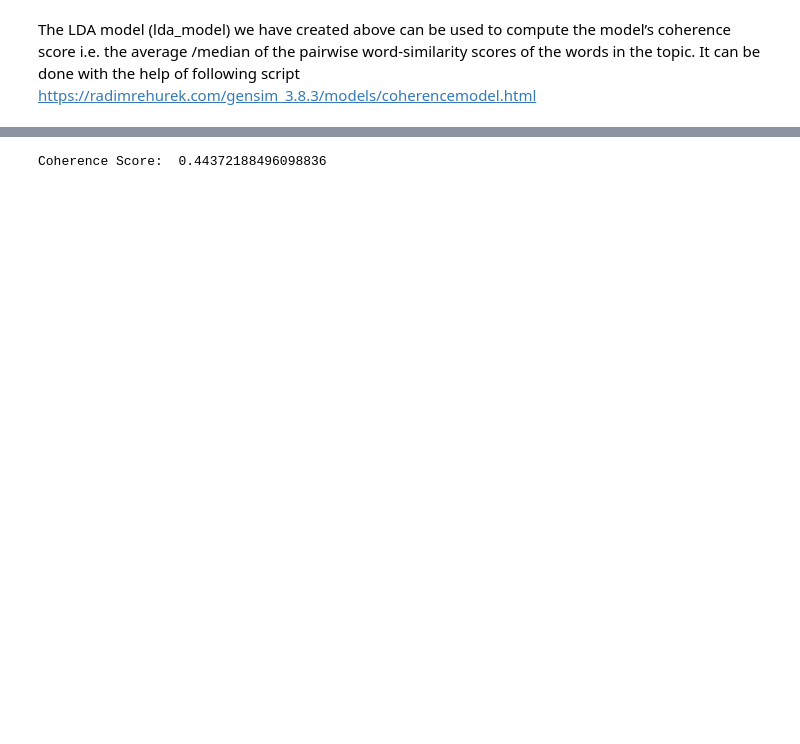
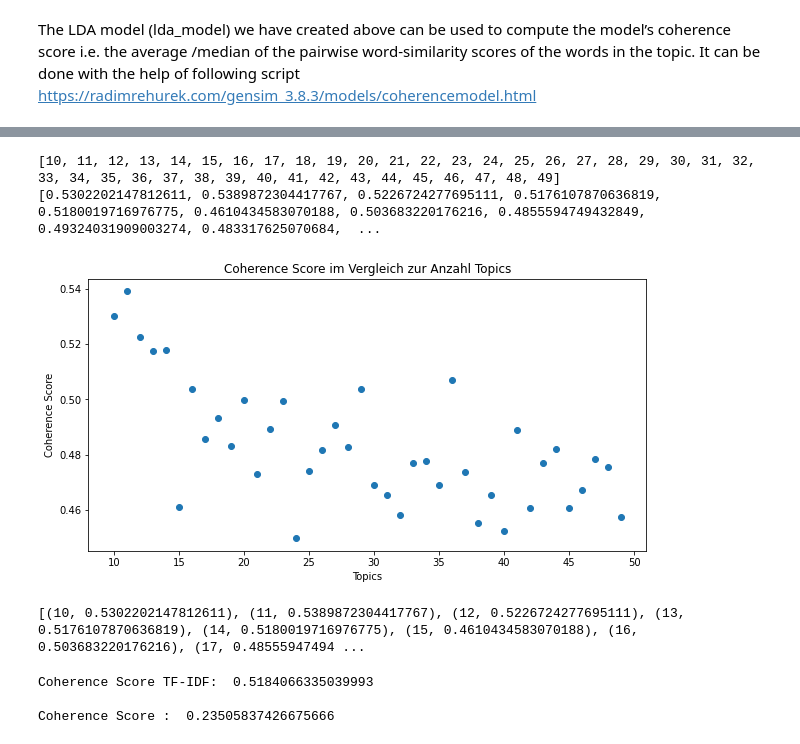
Before and after one commit to Zadest/PodcastNLP, a Jupyter notebook: topic_modelling.ipynb, the cells around one changed output, grey strips where cells are left out. Drawn from its saved outputs; the diff is of its cells as text; code cells hidden in the pictures; blank space fills up the shorter version.

```diff
--- a/topic_modelling.ipynb
+++ b/topic_modelling.ipynb
@@ -140,9 +202,44 @@ https://radimrehurek.com/gensim_3.8.3/models/coherencemodel.html
+# %%
+n_topics = []
+score = []
+for i in range(0,len(coherence)):
+    n_topics.append(coherence[i][0])
+    score.append(coherence[i][1])
+
+print(n_topics)
+print(score)
+
+fig = plt.figure(figsize = (10, 5))
+
+plt.plot(n_topics,score,'o')
+plt.xlabel("Topics")
+# plt.xlim(min_topics,max_topics)
+plt.ylabel("Coherence Score")
+plt.title("Coherence Score im Vergleich zur Anzahl Topics")
+plt.show()
+# %% [output]
+[10, 11, 12, 13, 14, 15, 16, 17, 18, 19, 20, 21, 22, 23, 24, 25, 26, 27, 28, 29, 30, 31, 32, 33, 34, 35, 36, 37, 38, 39, 40, 41, 42, 43, 44, 45, 46, 47, 48, 49]
+[0.5302202147812611, 0.5389872304417767, 0.5226724277695111, 0.5176107870636819, 0.5180019716976775, 0.4610434583070188, 0.503683220176216, 0.4855594749432849, 0.49324031909003274, 0.483317625070684,  ...
+[figure, added]
+# %%
+print(coherence)
+# %% [output]
+[(10, 0.5302202147812611), (11, 0.5389872304417767), (12, 0.5226724277695111), (13, 0.5176107870636819), (14, 0.5180019716976775), (15, 0.4610434583070188), (16, 0.503683220176216), (17, 0.48555947494 ...
 # %%
+#tf-idf
 coherence_model_lda = CoherenceModel(
-   model=ldamodel_tfidf, corpus=corpus_tfidf,texts=data, coherence='c_v'
+   model=ldamodel_tfidf, texts=data, dictionary=dictionary,coherence='c_v'
 )
 coherence_lda = coherence_model_lda.get_coherence()
-print('\nCoherence Score: ', coherence_lda)
+print('\nCoherence Score TF-IDF: ', coherence_lda)
+# sans
+coherence_model_lda = CoherenceModel(
+   model=ldamodel, texts=data, dictionary=dictionary,coherence='c_v'
+)
+coherence_lda = coherence_model_lda.get_coherence()
+print('\nCoherence Score : ', coherence_lda)
 # %% [output]
-Coherence Score:  0.44372188496098836
+Coherence Score TF-IDF:  0.5184066335039993
+
+Coherence Score :  0.23505837426675666
 # %%
```
Also changed, not shown: parts of 12 cells of this notebook.
